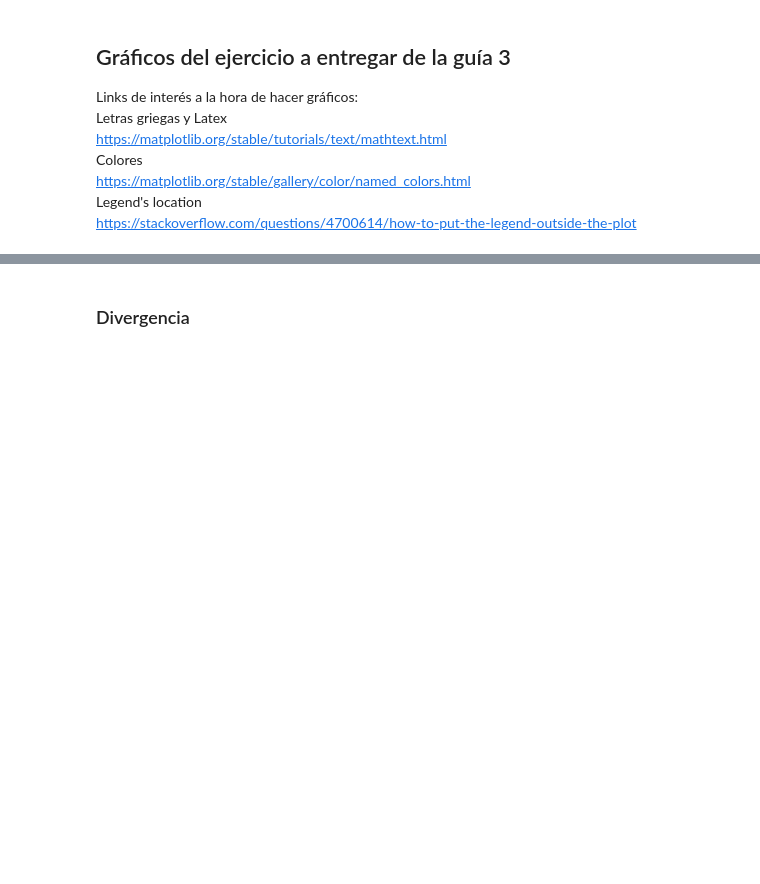
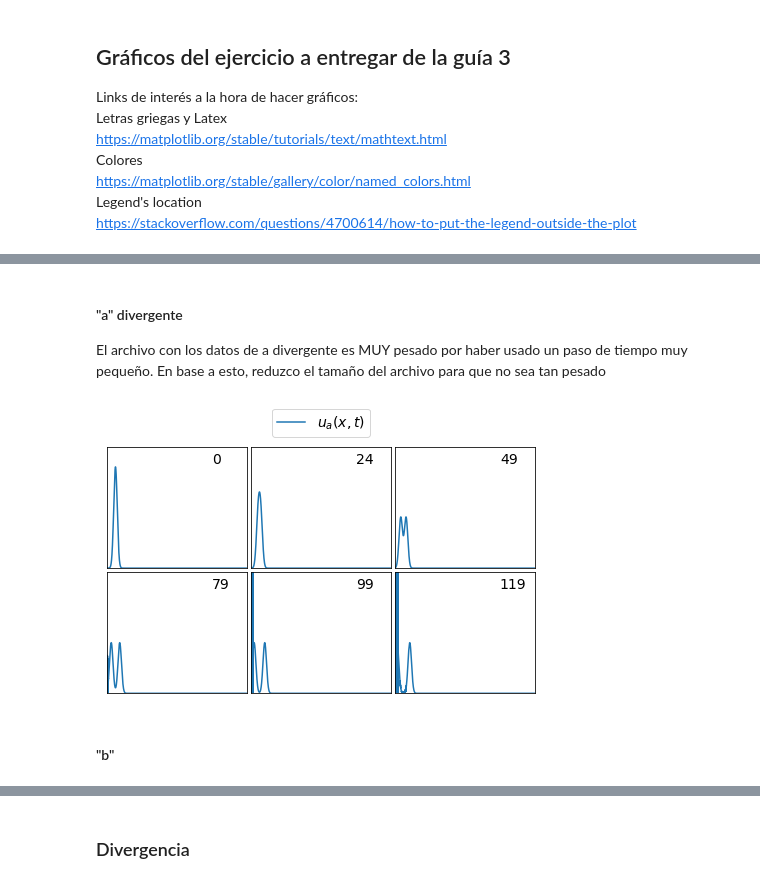
Before and after one commit to Lupama2/Guias_Metodos_Num_Fluidos_I, a Jupyter notebook: Guias/Guia_3/ejercicio_6/Programa/graficos/graficos.ipynb, the cells around one changed output, grey strips where cells are left out. Saved outputs shown, nothing was run; the diff lists cells and outputs as text; code cells hidden in the pictures; blank space fills up the shorter version.

```diff
--- a/Guias/Guia_3/ejercicio_6/Programa/graficos/graficos.ipynb
+++ b/Guias/Guia_3/ejercicio_6/Programa/graficos/graficos.ipynb
@@ -18,0 +107,3 @@ pi = math.pi
+# %% [markdown]
+#### "a" divergente
+El archivo con los datos de a divergente es MUY pesado por haber usado un paso de tiempo muy pequeño. En base a esto, reduzco el tamaño del archivo para que no sea tan pesado
@@ -18,0 +120,64 @@ pi = math.pi
+# %%
+#Importo datos
+datos_a_div = genfromtxt('datos/solucion_a_M3900_copia.csv', delimiter=',')
+M_a_div = 3900
+frames_a_div = np.array([1, 25, 50, 80, 100, 120])-1
+
+#Defino la matriz de la solución (elimino la derivada)
+u_matriz_a_div = datos_a_div[:,0:(M_a_div + 2)]
+x_array_a_div = np.linspace(0,4,M_a_div+2)
+# %%
+#Grafico la solución
+fig, axs = plt.subplots(2,3)
+
+#a_div:
+axs[0,0].plot(x_array_a_div, u_matriz_a_div[frames_a_div[0],:])
+axs[0,1].plot(x_array_a_div, u_matriz_a_div[frames_a_div[1],:], label = "$u_a(x,t)$")
+axs[0,2].plot(x_array_a_div, u_matriz_a_div[frames_a_div[2],:])
+axs[1,0].plot(x_array_a_div, u_matriz_a_div[frames_a_div[3],:])
+axs[1,1].plot(x_array_a_div, u_matriz_a_div[frames_a_div[4],:])
+axs[1,2].plot(x_array_a_div, u_matriz_a_div[frames_a_div[5],:])
+
+
+
+#Legenda
+axs[0,1].legend(loc='lower center', ncol = 4, bbox_to_anchor=(0, 1.02, 1, 0.2),fontsize = 14)
+
+
+
+#Elimino los ticks labels y ajusto límites de ejes
+for i in range(2):
+    for j in range(3):
+        axs[i,j].set_yticks([])
+        axs[i,j].set_xticks([])
+        axs[i,j].set_xlim([0, 4]);
+        axs[i,j].set_ylim([0, 1.2]);
+        # ax.set_yticks([])
+        # ax.set_xticks([])
+
+#Cambio el espacio entre subplots
+fig.tight_layout(pad=0.01)
+
+#Agrego la caja con el texto
+box_x_lim = 0.75
+box_y_lim = 0.95
+font_size = 14
+
+axs[0,0].text(box_x_lim, box_y_lim, str(frames_a_div[0]), transform=axs[0,0].transAxes, fontsize=font_size, verticalalignment='top')
+axs[0,1].text(box_x_lim, box_y_lim, str(frames_a_div[1]), transform=axs[0,1].transAxes, fontsize=font_size, verticalalignment='top')
+axs[0,2].text(box_x_lim, box_y_lim, str(frames_a_div[2]), transform=axs[0,2].transAxes, fontsize=font_size, verticalalignment='top')
+axs[1,0].text(box_x_lim, box_y_lim, str(frames_a_div[3]), transform=axs[1,0].transAxes, fontsize=font_size, verticalalignment='top')
+axs[1,1].text(box_x_lim, box_y_lim, str(frames_a_div[4]), transform=axs[1,1].transAxes, fontsize=font_size, verticalalignment='top')
+axs[1,2].text(box_x_lim, box_y_lim, str(frames_a_div[5]), transform=axs[1,2].transAxes, fontsize=font_size, verticalalignment='top')
+# axs[2,0].text(box_x_lim, box_y_lim, str(frames_a[6]), transform=axs[2,0].transAxes, fontsize=font_size, verticalalignment='top')
+# axs[2,1].text(box_x_lim, box_y_lim, str(frames_a[7]), transform=axs[2,1].transAxes, fontsize=font_size, verticalalignment='top')
+# axs[2,2].text(box_x_lim, box_y_lim, str(frames_a[8]), transform=axs[2,2].transAxes, fontsize=font_size, verticalalignment='top')
+
+
+#Guardo la imagen
+archivo = "solucion_a_divergente.pdf"
+plt.savefig(archivo, format='pdf',bbox_inches = "tight")
+# %% [output]
+[figure, added]
+# %% [markdown]
+#### "b"
```
Also changed, not shown: parts of 22 cells of this notebook, 34 other files.
